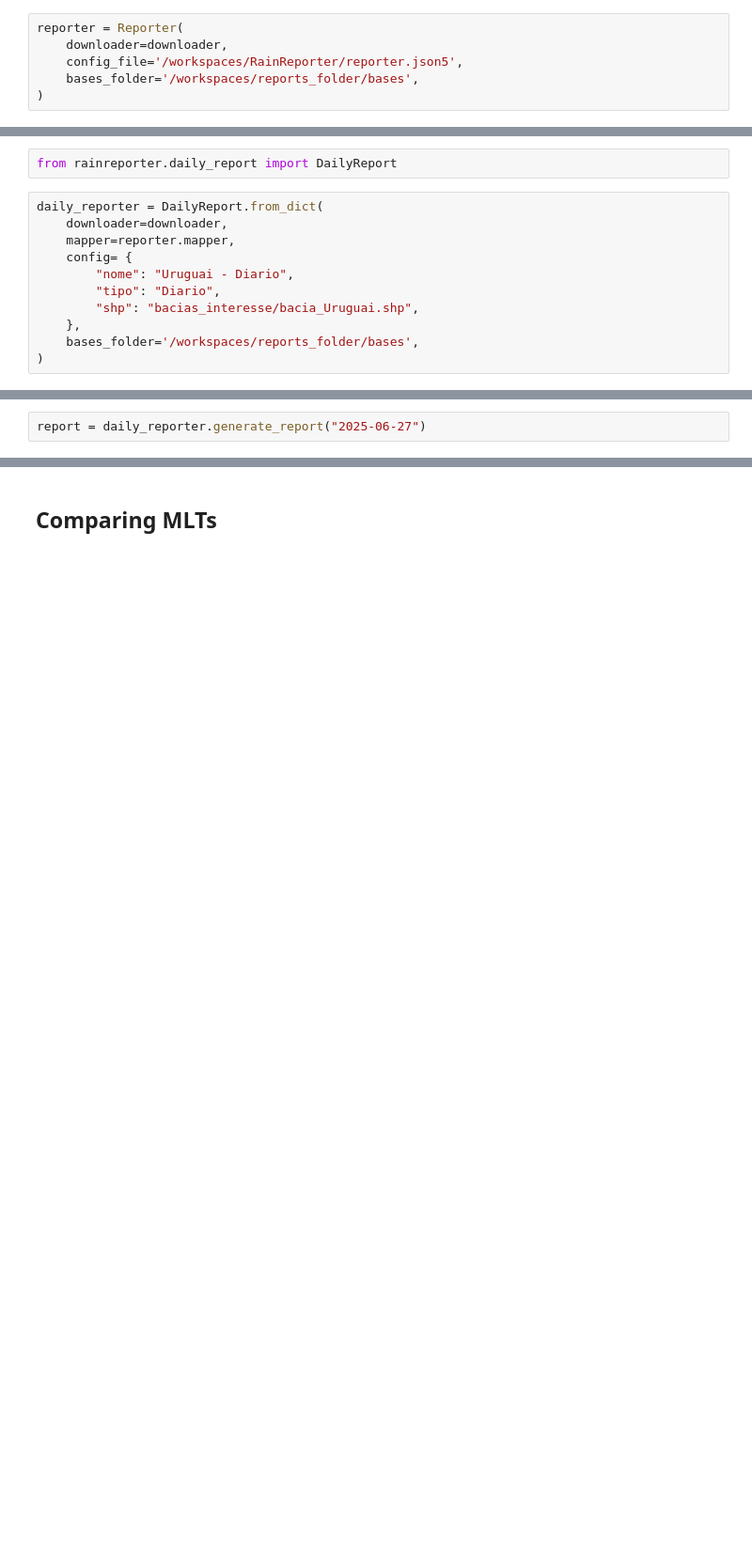
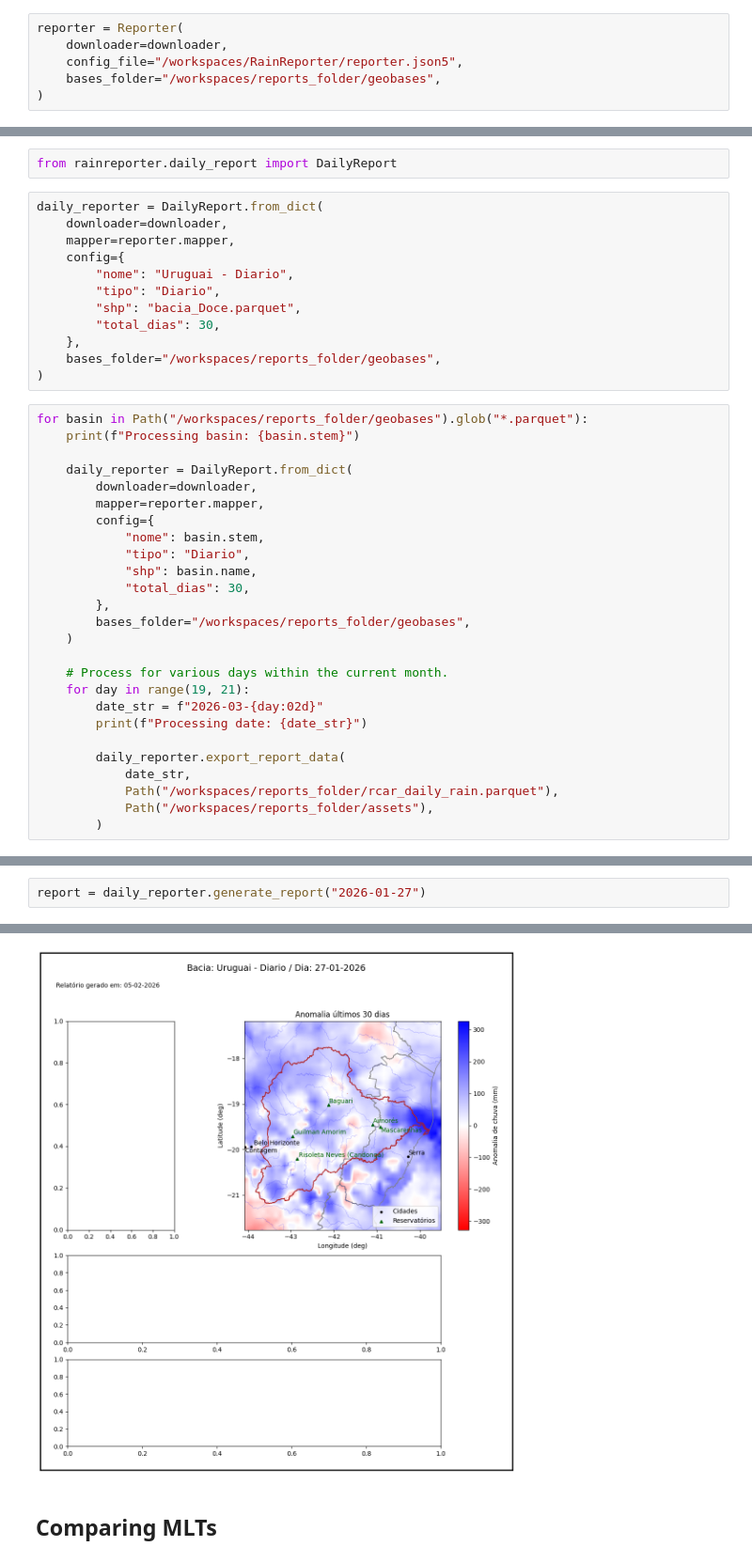
Before and after one commit to cordmaur/RainReporter, a Jupyter notebook: nbs/05-Reporter-V2.ipynb, the cells around one changed output, grey strips where cells are left out. Shown at 94% size. Saved outputs shown, nothing was run; the diff lists cells and outputs as text; blank space fills up the shorter version.

Commit message:
First version of daily report

```diff
--- a/nbs/05-Reporter-V2.ipynb
+++ b/nbs/05-Reporter-V2.ipynb
@@ -25,8 +34,8 @@ Using wget through HTTP on: ftp.cptec.inpe.br
 # %%
 reporter = Reporter(
     downloader=downloader,
-    config_file='/workspaces/RainReporter/reporter.json5',
-    bases_folder='/workspaces/reports_folder/bases',
+    config_file="/workspaces/RainReporter/reporter.json5",
+    bases_folder="/workspaces/reports_folder/geobases",
 )
 # %% [output]
 ../data/cities/cidades.shp
@@ -51,10 +50,37 @@ from rainreporter.daily_report import DailyReport
 daily_reporter = DailyReport.from_dict(
     downloader=downloader,
     mapper=reporter.mapper,
-    config= {
+    config={
         "nome": "Uruguai - Diario",
         "tipo": "Diario",
-        "shp": "bacias_interesse/bacia_Uruguai.shp",
+        "shp": "bacia_Doce.parquet",
+        "total_dias": 30,
     },
-    bases_folder='/workspaces/reports_folder/bases',
+    bases_folder="/workspaces/reports_folder/geobases",
 )
+# %%
+for basin in Path("/workspaces/reports_folder/geobases").glob("*.parquet"):
+    print(f"Processing basin: {basin.stem}")
+
+    daily_reporter = DailyReport.from_dict(
+        downloader=downloader,
+        mapper=reporter.mapper,
+        config={
+            "nome": basin.stem,
+            "tipo": "Diario",
+            "shp": basin.name,
+            "total_dias": 30,
+        },
+        bases_folder="/workspaces/reports_folder/geobases",
+    )
+
+    # Process for various days within the current month.
+    for day in range(19, 21):
+        date_str = f"2026-03-{day:02d}"
+        print(f"Processing date: {date_str}")
+
+        daily_reporter.export_report_data(
+            date_str,
+            Path("/workspaces/reports_folder/rcar_daily_rain.parquet"),
+            Path("/workspaces/reports_folder/assets"),
+        )
@@ -61,3 +181,3 @@ daily_reporter = DailyReport.from_dict(
 # %%
-report = daily_reporter.generate_report("2025-06-27")
+report = daily_reporter.generate_report("2026-01-27")
 # %% [output]
@@ -65,3 +185,4 @@ AttributeError: DAILY_WRF
+[figure, added]
 # %% [markdown]
 ## Comparing MLTs
 # %%
```
Also changed, not shown: parts of 14 cells of this notebook, 4 other files.
